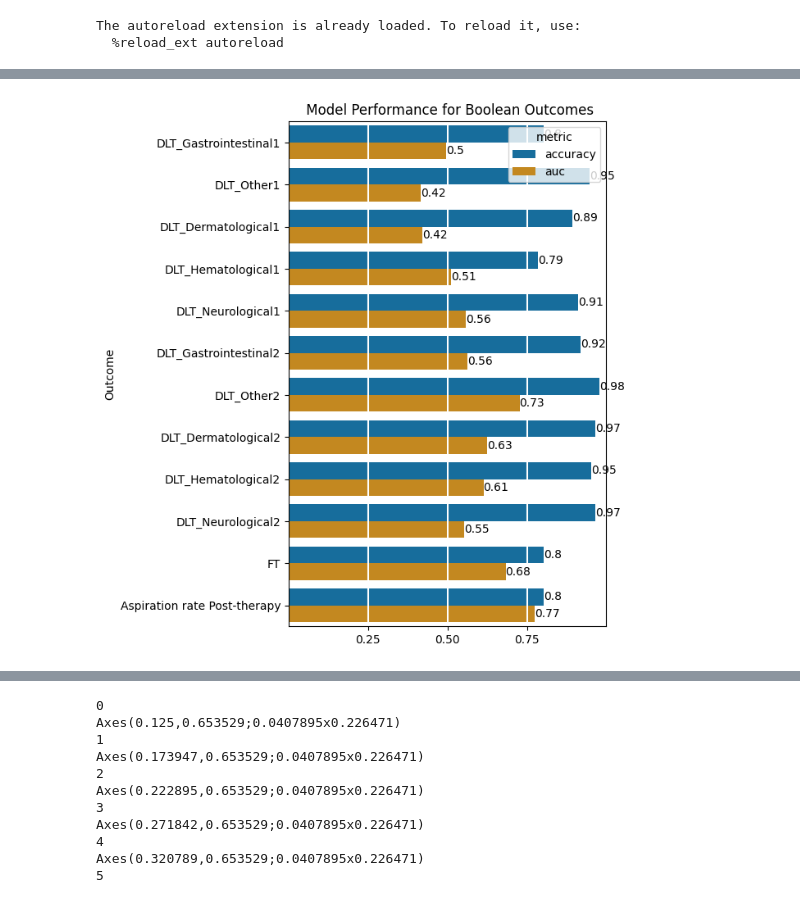
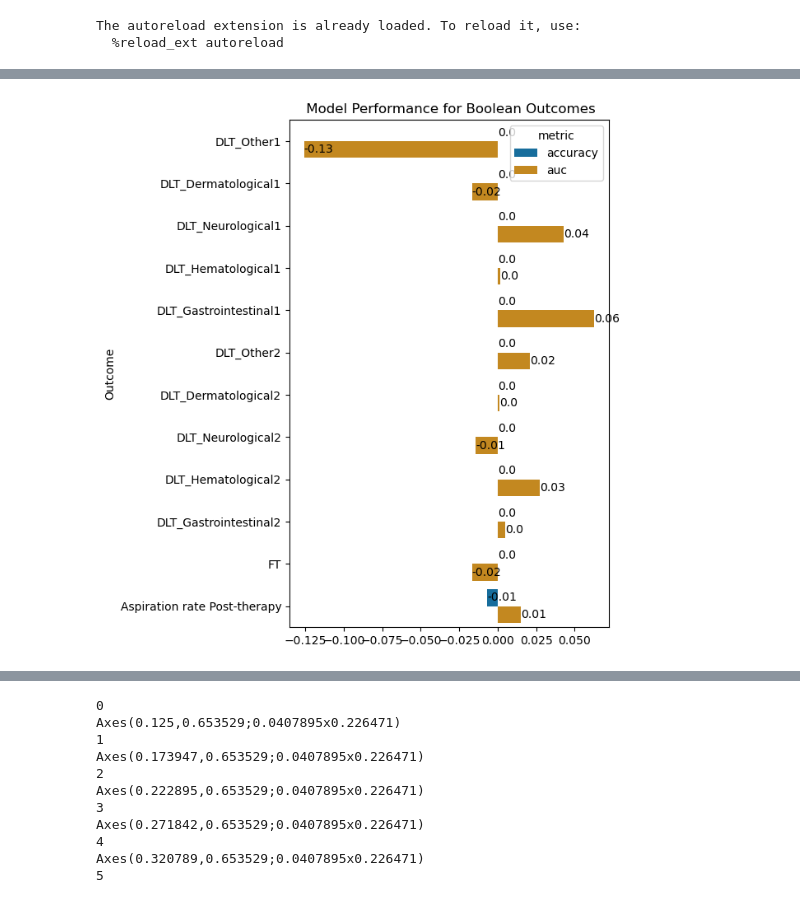
Before and after one commit to uic-evl/DigitalTwinVis, a Jupyter notebook: python/TransitionModels.ipynb, the cells around one changed output, grey strips where cells are left out. Cells and saved outputs as stored; diff of their text form; code cells hidden in the pictures.

Commit message:
comparison of model for rad clusters added

```diff
--- a/python/TransitionModels.ipynb
+++ b/python/TransitionModels.ipynb
@@ -454,0 +350,4 @@ epoch 87 train loss 0.6948884129524231
+# %%
+tmodel1_rad = train_state(model_args=t1_args,state=1,lr=.0001,weights=[1,1,.1,1],balanced=False,use_radiomics=True)
+tmodel2_rad = train_state(model_args=t1_args,state=2,lr=.001,weights=[1,1,.01,1],balanced=False,use_radiomics=True)
+tmodel3_rad = train_state(model_args=t1_args,state=3,lr=.0001,weights=[.01,1,1,.01],balanced=False,use_radiomics=True)
@@ -476,9 +478,10 @@ tmodel1[-1],  tmodel2[-1], tmodel3[-1],
 # %%
-#save models to resources
-tmodel1[0].set_device('cpu')
-tmodel2[0].set_device('cpu')
-tmodel3[0].set_device('cpu')
-
-torch.save(tmodel1[0],'../resources/transition1_model.pt')
-torch.save(tmodel2[0],'../resources/transition2_model.pt')
-torch.save(tmodel3[0],'../resources/outcome_model.pt')
+tm1 = tmodel1_rad[0]
+tm1.set_device('cpu')
+tm2 = tmodel2_rad[0]
+tm2.set_device('cpu')
+tm3 = tmodel3_rad[0]
+tm3.set_device('cpu')
+torch.save(tm1,'../resources/radcluster_transition1_model.pt')
+torch.save(tm2,'../resources/radcluster_transition2_model.pt')
+torch.save(tm3,'../resources/radcluster_outcome_model.pt')
@@ -522,9 +535,12 @@ def merge_tmodel_results(t1,t2,t3):
                     res_list.append(entry)
     return pd.DataFrame(res_list)
 import time
-model_results = merge_tmodel_results(tmodel1,tmodel2,tmodel3_balanced)
-model_results.to_csv('../results/transition_models_' + str(time.time()) + '.csv')
-model_results_balanced = merge_tmodel_results(tmodel_balanced,tmodel2_balanced,tmodel3_balanced)
-model_results_balanced
+model_results = merge_tmodel_results(tmodel1,tmodel2,tmodel3)
+model_results.to_csv('../results/control_transition_models_' + str(time.time()) + '.csv')
+model_results_rad = merge_tmodel_results(tmodel1_rad,tmodel2_rad,tmodel3_rad)
+model_results_rad.to_csv('../results/rad_transition_models_' + str(time.time()) + '.csv')
+mdiff = model_results_rad.copy()
+mdiff.value = model_results_rad.value - model_results.value
+mdiff
 # %% [output]
 |  | state | outcome | metric | value |
@@ -613,36 +604,36 @@ plot_mc_results(model_results_balanced,title="Balanced Model Performance for Mul
 # %%
 def plot_bool_results(mr,model_name=''):
     temp = mr.copy()
     temp['title'] = temp['outcome'] + temp['state'].apply(lambda x: str(x) if x < 3 else '')
     temp = temp.groupby('title').filter(lambda x: x[x.metric == 'auc'].shape[0] > 0).reset_index()
     metrics = set(['auc','accuracy'])
     temp = temp[temp.metric.apply(lambda x: x in metrics)]
     temp = temp[temp.outcome.apply(lambda x: x not in ['Overall Survival (4 Years)', 'LRC'])]
     fig,ax = plt.subplots(1,1,figsize=(5,8))
     sns.barplot(
         data=temp,
         y='title',
         x='value',
         orient='h',
         hue='metric',
         ax=ax,
         palette='colorblind',
     )
     ax.set_title(model_name + ' Model Performance for Boolean Outcomes')
     ax.set_ylabel('Outcome')
     ax.set_xlabel('')
-    ax.axvline(.5,c='white')
-    ax.axvline(.75,c='white')
-    ax.axvline(.25,c="white")
-    ax.set_xticks([.25,.5,.75])
-    ax.set_xlim(0,1)
+#     ax.axvline(.5,c='white')
+#     ax.axvline(.75,c='white')
+#     ax.axvline(.25,c="white")
+#     ax.set_xticks([.25,.5,.75])
+#     ax.set_xlim(0,1)
     for container in ax.containers:
         for patch,value in zip(container.patches,container.datavalues):
             x,y = patch.xy
             x = x + patch._width
             y = y + (patch._height/2)
             value = np.round(value,2)
             ax.text(x,y,str(value),verticalalignment='center')
-plot_bool_results(model_results)
+plot_bool_results(mdiff)
 # %% [output]
-[figure, old version]
+[figure, new version]
```
Also changed, not shown: parts of 14 cells of this notebook, 28 other files.
